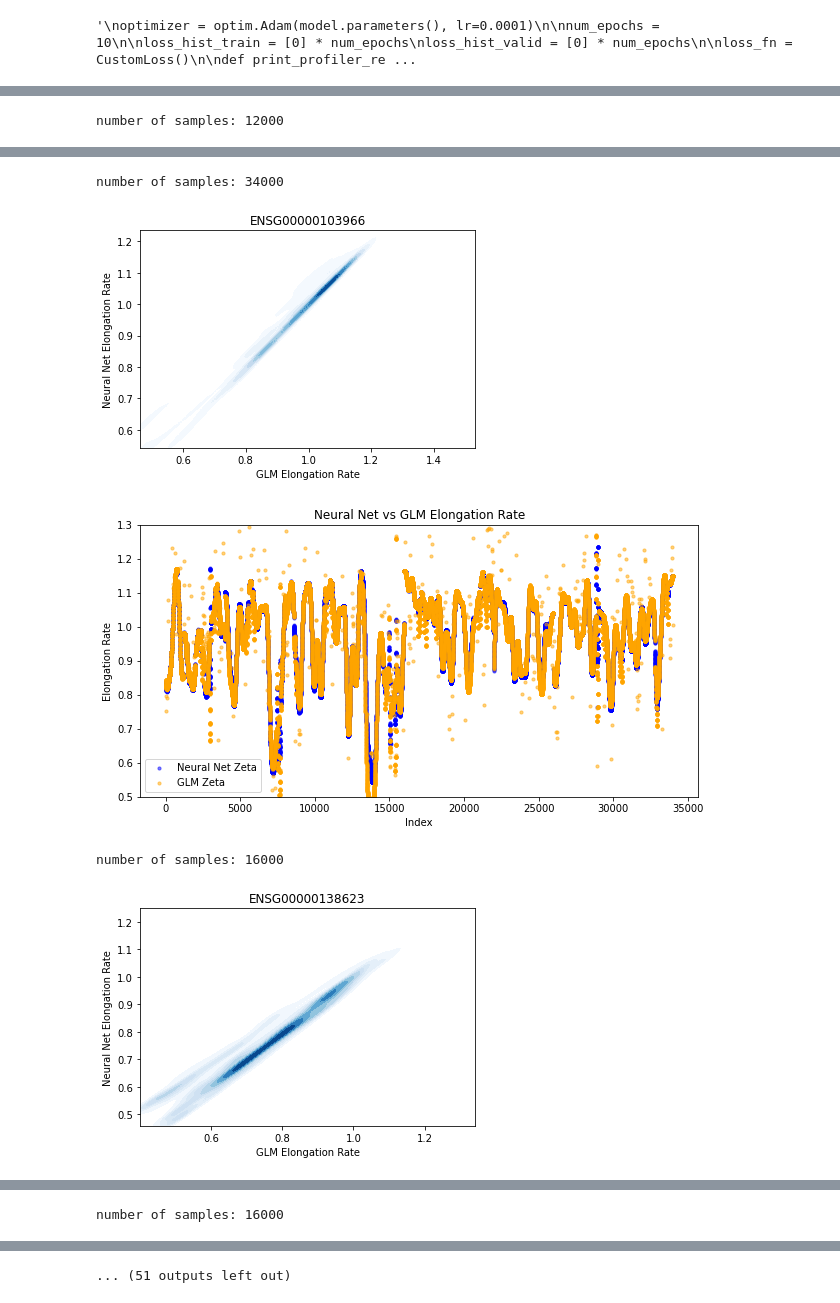
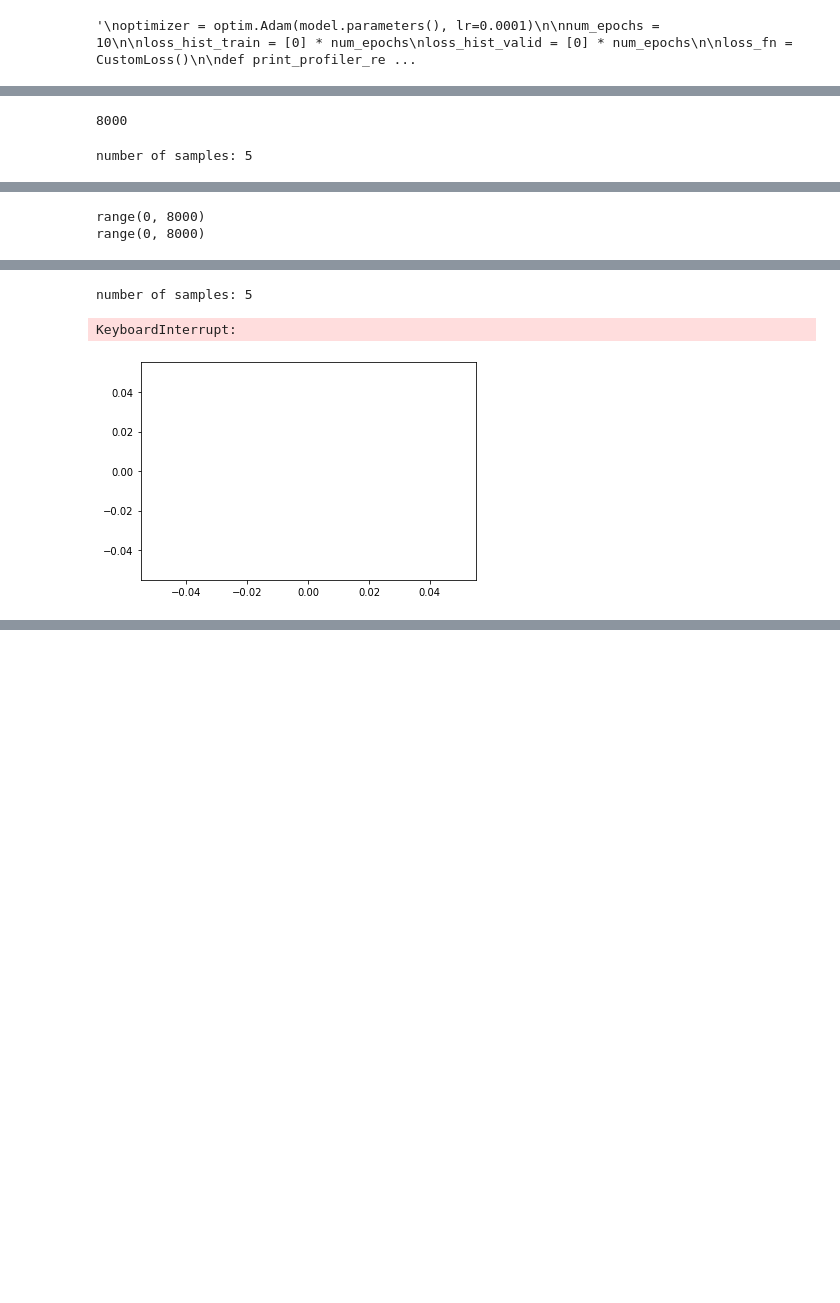
Before and after one commit to rhassett-cshl/ElongationNet, a Jupyter notebook: elongation_net_rebatch_large.ipynb, the cells around one changed output, grey strips where cells are left out. Drawn from its saved outputs; the diff is of its cells as text; code cells hidden in the pictures; blank space fills up the shorter version.

```diff
--- a/elongation_net_rebatch_large.ipynb
+++ b/elongation_net_rebatch_large.ipynb
@@ -432,5 +436,5 @@ def plot_data(glm_zeta, net_zeta):
 # %%
-tstdl = DataLoader(test_set, batch_size=batch_size, num_workers=0, shuffle=False, pin_memory=True)
+#tstdl = DataLoader(test_dataset, batch_size=1, num_workers=0, shuffle=False, pin_memory=True)
 # %%
 #model.weight.data[0] = torch.tensor([-0.02, -0.9, -0.02, 0.03, -0.06, -0.03, -0.05, -0.02, -0.03, -0.06, 0.01, -0.18], dtype=torch.float32)
 #model.bias.data = torch.tensor(0,dtype=torch.float32)
@@ -447,14 +451,9 @@ for i in range(0, 4):
         y_inputs = inputs['Y_ji'].to(device)
         rho_ji = model(y_inputs)
 
-    glm_zeta = inputs['Z_ji']
+    glm_zeta = inputs['Z_ji'][0]
     # convert log(Z) outputs to Z
     net_zeta = torch.exp(rho_ji.cpu().squeeze())
-    print("Neural Net Zeta:")
-    print(net_zeta)
-
-    print("GLM Zeta:")
-    print(glm_zeta)
 
     plot_data(glm_zeta, net_zeta)
 # %% [output]
@@ -547,7 +482,7 @@ with torch.no_grad():
         rho_ji = model(y_inputs)
         # convert log(Z) outputs to Z
         net_zeta.append(torch.exp(rho_ji.cpu()))
-        glm_zeta.append(batch['Z_ji'])
+        glm_zeta.append(batch['Z_ji'][0])
 
 net_zeta = torch.cat(net_zeta, dim=0)
 glm_zeta = torch.cat(glm_zeta, dim=0)
@@ -620,23 +536,29 @@ test_dic = create_gene_id_mapping(dataset, test_idx)
+# %%
+test_batches2 = create_batches(test_data.groupby('GeneId'), max_batch_size=16000000)
+print(len(test_batches2[0]))
+
+test_dataset2 = GeneDataset(test_batches2)
+tstdl2 = DataLoader(test_dataset2, batch_size=1)
+# %% [output]
+8000
 # %%
-for gene_id, indices in test_dic.items():
-    gene_id_subset = Subset(dataset, indices)
-    test_loader = DataLoader(gene_id_subset, batch_size=len(indices))
-    for batch in test_loader:
-        model.eval()
-        print("number of samples: " + str(len(indices)))
+for batch in tstdl2:
+    gene_id = batch['GeneId'][0]
+    model.eval()
+    print("number of samples: " + str(len(batch)))
 
-        with torch.no_grad():
-            y_inputs = batch['Y_ji'].to(device)
-            rho_ji = model(y_inputs)
+    with torch.no_grad():
+        y_inputs = batch['Y_ji'].to(device)
+        rho_ji = model(y_inputs)
 
-        glm_zeta = batch['Z_ji']
-        # convert log(Z) outputs to Z
-        net_zeta = torch.exp(rho_ji.cpu().squeeze())
+    glm_zeta = batch['Z_ji'][0]
+    # convert log(Z) outputs to Z
+    net_zeta = torch.exp(rho_ji.cpu().squeeze())
 
-        density_plot(glm_zeta, net_zeta, gene_id)
+    density_plot(glm_zeta, net_zeta, gene_id)
 
-        #scatterplot(predicted_zeta, simulated_zeta, gene_id, False, False)
+    #scatterplot(predicted_zeta, simulated_zeta, gene_id, False, False)
 
-        plot_data(glm_zeta, net_zeta)
+    plot_data(glm_zeta, net_zeta)
 # %% [output]
-number of samples: 12000
+number of samples: 5
@@ -643,0 +566,2 @@ number of samples: 12000
+range(0, 8000)
+range(0, 8000)
@@ -645,5 +569,3 @@ number of samples: 12000
-number of samples: 34000
+number of samples: 5
+KeyboardInterrupt:
-[figure, old version]
+[figure, new version]
-[figure, removed]
-number of samples: 16000
-[figure, removed]
@@ -651 +571,0 @@ number of samples: 16000
-number of samples: 16000
@@ -654,2 +572 @@ number of samples: 16000
-... (51 outputs left out)
 # %%
```
Also changed, not shown: parts of 21 cells of this notebook, 11 other files.
